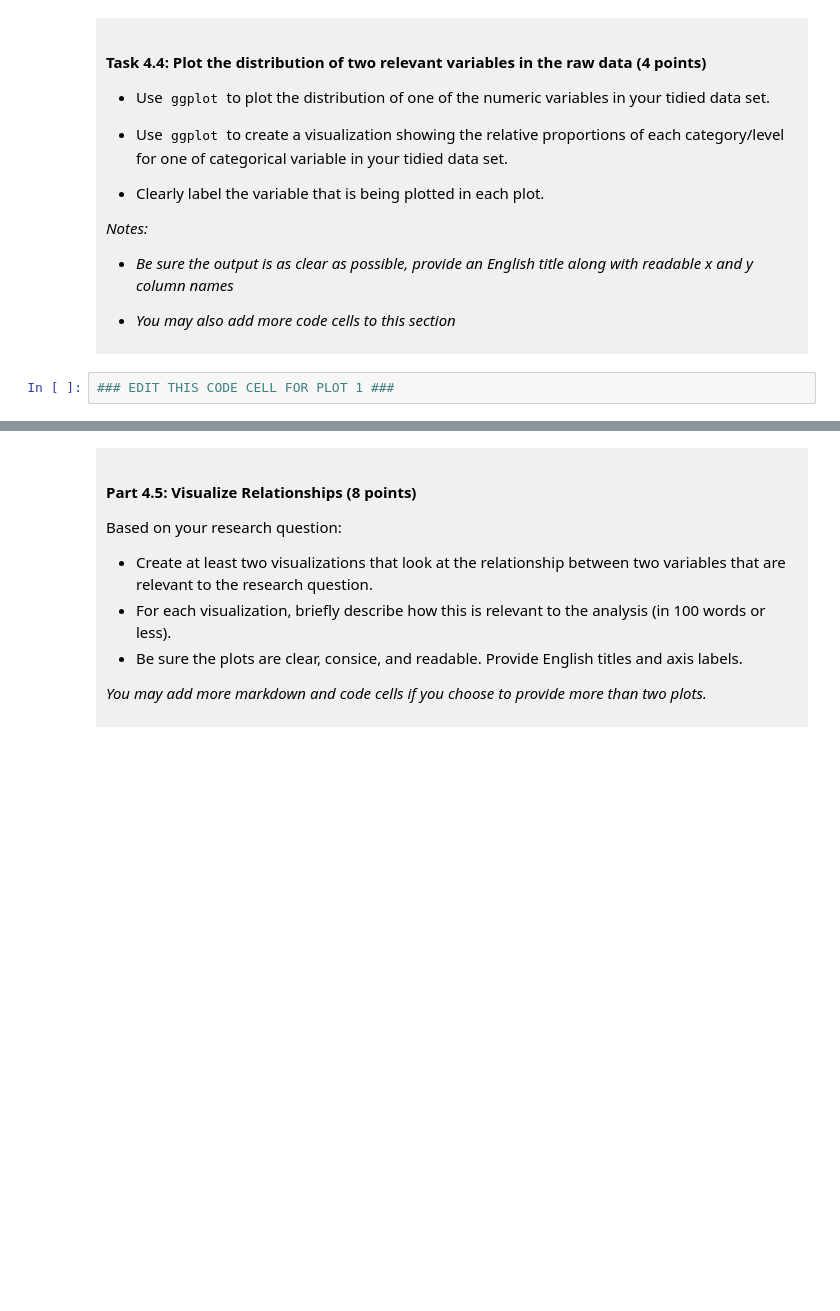
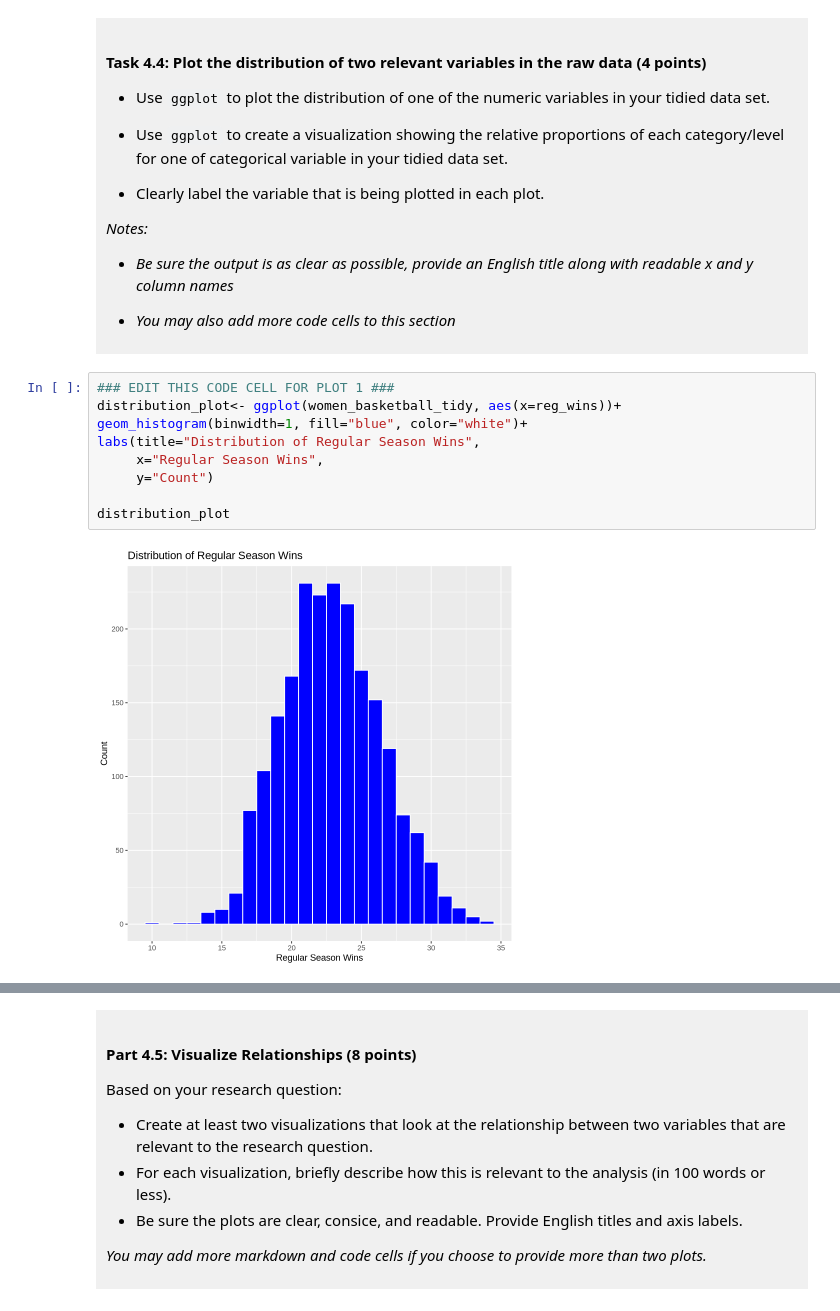
Before and after one commit to liujiayan1234-create/dsci-100-project-Joanna-Liu, a Jupyter notebook: dsci-100-project-notebook.ipynb, the cells around one changed output, grey strips where cells are left out. Drawn from its saved outputs; the diff is of its cells as text; blank space fills up the shorter version.

```diff
--- a/dsci-100-project-notebook.ipynb
+++ b/dsci-100-project-notebook.ipynb
@@ -292,5 +351,14 @@ You will refine your research question (if needed) and produce a tidy data set.
 </div>
 # %%
 ### EDIT THIS CODE CELL FOR PLOT 1 ###
+distribution_plot<- ggplot(women_basketball_tidy, aes(x=reg_wins))+
+geom_histogram(binwidth=1, fill="blue", color="white")+
+labs(title="Distribution of Regular Season Wins",
+     x="Regular Season Wins",
+     y="Count")
+
+distribution_plot
+# %% [output]
+[figure, added]
 # %%
 ### EDIT THIS CODE CELL FOR PLOT 2 ###
```
Also changed, not shown: parts of 10 cells of this notebook.
